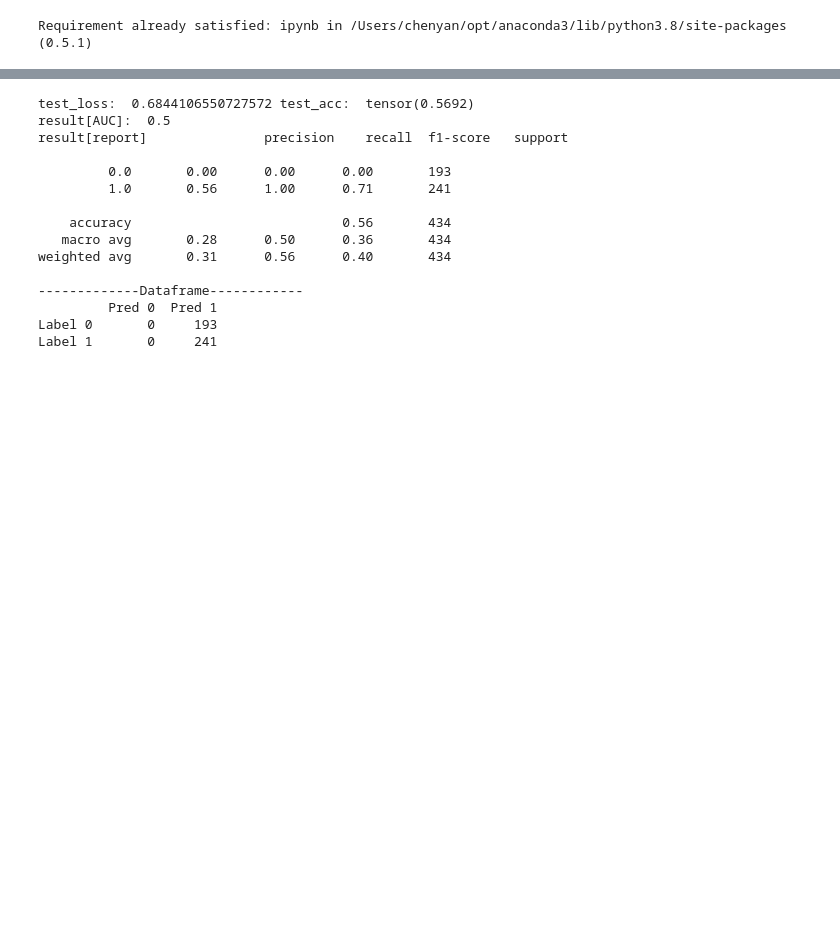
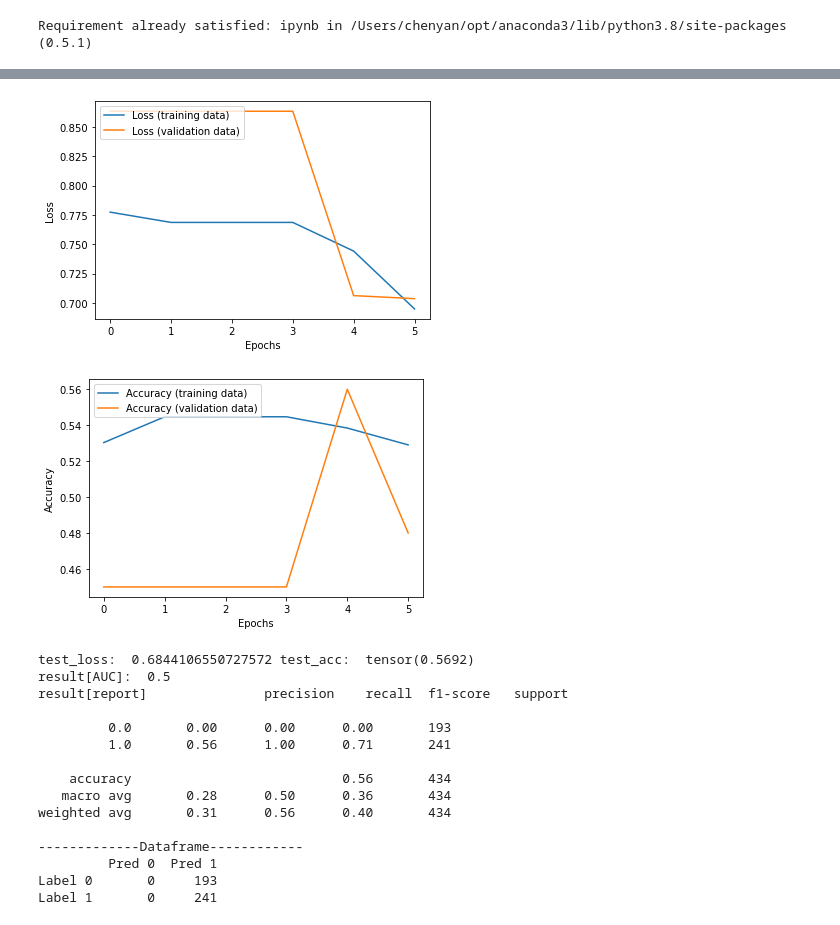
Before and after one commit to chenyan1998/Term7_Deep_Learning_BigProject, a Jupyter notebook: Evaluate_models/Evaluate.ipynb, the cells around one changed output, grey strips where cells are left out. Saved outputs shown, nothing was run; the diff lists cells and outputs as text; code cells hidden in the pictures; blank space fills up the shorter version.

```diff
--- a/Evaluate_models/Evaluate.ipynb
+++ b/Evaluate_models/Evaluate.ipynb
@@ -92,3 +152,9 @@ from ipynb.fs.full.helper_functions import plot_loss, plot_accuracy, validation,
+# %%
+plot_loss(load_model)
+plot_accuracy(load_model)
+# %% [output]
+[figure, added]
+[figure, added]
 # %%
 # Best Performance Model
 
```
Also changed, not shown: parts of 3 cells of this notebook, 10 other files.
